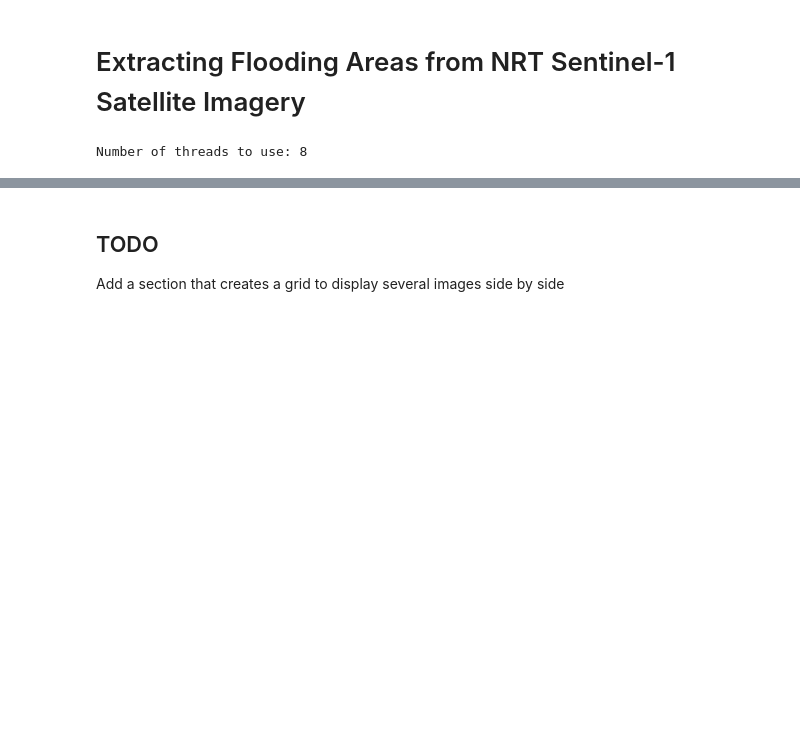
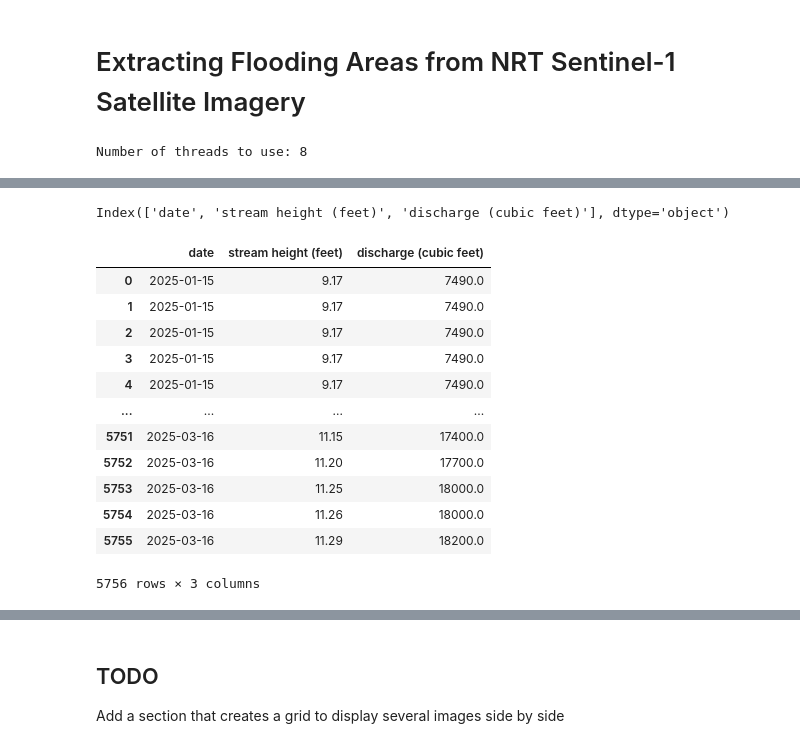
Before and after one commit to ianhorn/codeky-da-capstone, a Jupyter notebook: project/project.ipynb, the cells around one changed output, grey strips where cells are left out. Drawn from its saved outputs; the diff is of its cells as text; code cells hidden in the pictures; blank space fills up the shorter version.

```diff
--- a/project/project.ipynb
+++ b/project/project.ipynb
@@ -31,0 +76,39 @@ Dataretrieval Python Documentation:
+# %%
+def clean_water_df(df):
+    # Drop site_no and columns that end in cd
+    cols_to_drop = ['site_no','00060_cd', '00065_cd']
+    df = df.drop(columns=cols_to_drop, axis=1)
+
+    # rename columns
+    cols_to_rename = {'00060': 'discharge (cubic feet)', '00065': 'stream height (feet)'}
+    df = df.rename(columns=cols_to_rename)
+
+    # reset index so we can use datetime
+    df = df.reset_index()
+    df['date'] = pd.to_datetime(df['datetime'], errors='coerce').dt.date
+    df
+
+    new_df = df.iloc[:, [3, 2, 1]]
+    new_df
+
+    return new_df
+# %%
+# call function to clean
+clean_water_df = clean_water_df(water_df)
+print(clean_water_df.columns)
+clean_water_df
+# %% [output]
+Index(['date', 'stream height (feet)', 'discharge (cubic feet)'], dtype='object')
+|  | date | stream height (feet) | discharge (cubic feet) |
+| 0 | 2025-01-15 | 9.17 | 7490.0 |
+| 1 | 2025-01-15 | 9.17 | 7490.0 |
+| 2 | 2025-01-15 | 9.17 | 7490.0 |
+| 3 | 2025-01-15 | 9.17 | 7490.0 |
+| 4 | 2025-01-15 | 9.17 | 7490.0 |
+| ... | ... | ... | ... |
+| 5751 | 2025-03-16 | 11.15 | 17400.0 |
+| 5752 | 2025-03-16 | 11.20 | 17700.0 |
+| 5753 | 2025-03-16 | 11.25 | 18000.0 |
+| 5754 | 2025-03-16 | 11.26 | 18000.0 |
+| 5755 | 2025-03-16 | 11.29 | 18200.0 |
+5756 rows × 3 columns
```
Also changed, not shown: parts of 25 cells of this notebook, 4 other files.
